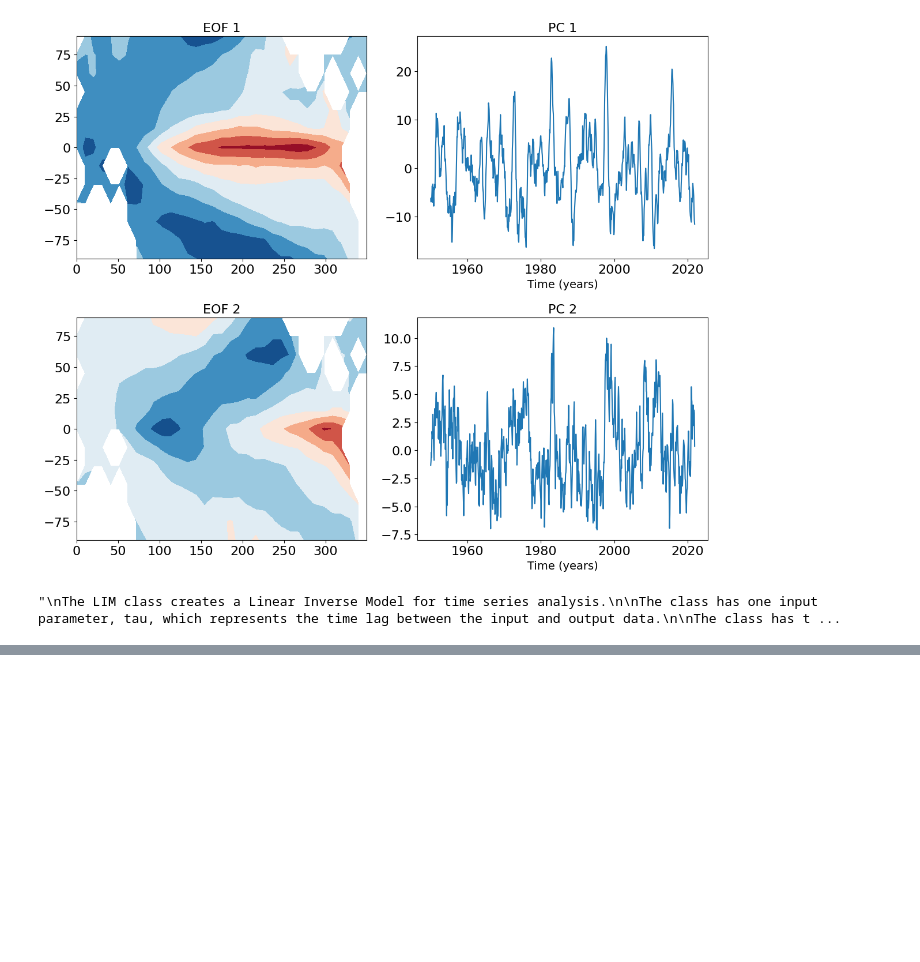
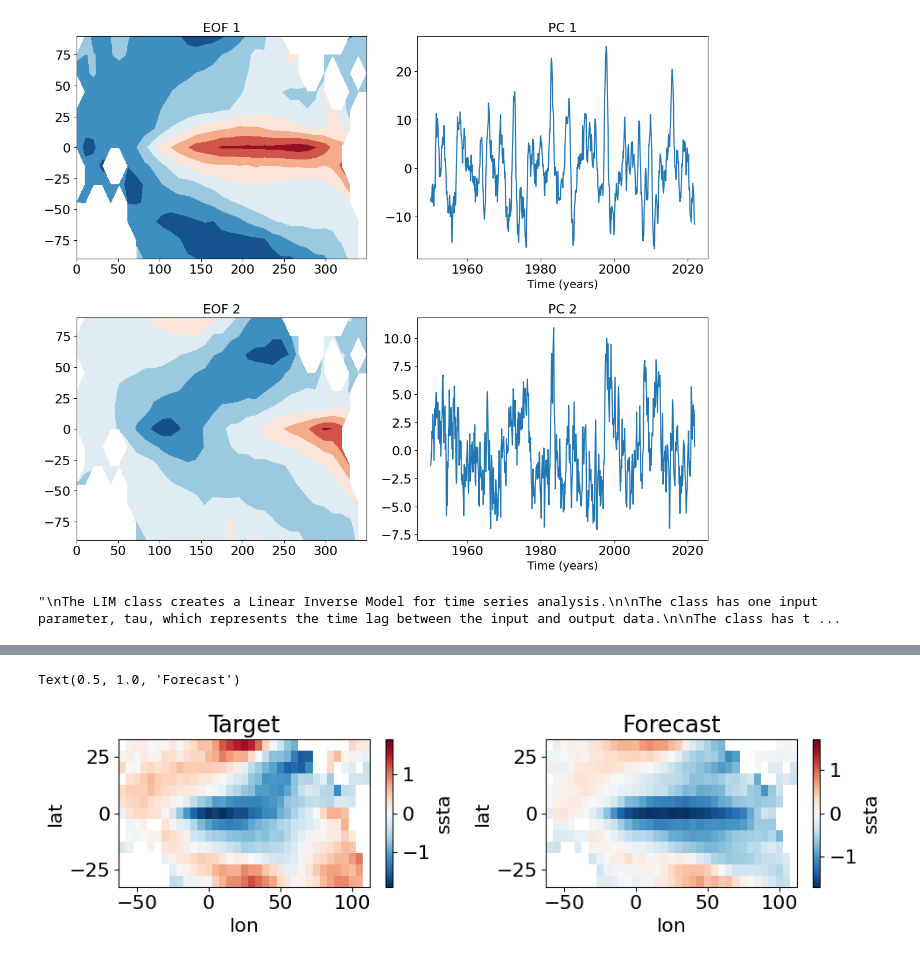
Before and after one commit to Felix6464/ML_Climate_Science_Research_Project, a Jupyter notebook: LIM/lim_implementation.ipynb, the cells around one changed output, grey strips where cells are left out. Cells and saved outputs as stored; diff of their text form; code cells hidden in the pictures; blank space fills up the shorter version.

```diff
--- a/LIM/lim_implementation.ipynb
+++ b/LIM/lim_implementation.ipynb
@@ -246,0 +420,26 @@ NameError: name 'model' is not defined
+# %%
+# Transform back to data space (denoted with y) and plot the time evolution of selected components
+
+# Reconstruct the input and forecasted data
+reconstructed_input = pca_10.reconstruction(x[:, lag:], newdim=times[lag:])
+reconstructed_forecast = pca_10.reconstruction(x_frcst[:, :-lag], newdim=times[lag:])
+
+print(f"Reconstructed input data shape: {reconstructed_input.shape}")
+print(f"Reconstructed forecast data shape: {reconstructed_forecast.shape}")
+
+# Choose a time index to plot
+time_index = 5
+
+# Define plot parameters
+plot_params = {'tsa': dict(vmin=-2, vmax=2, eps=0.25),
+               'zosa': dict(vmin=-0.1, vmax=.1, eps=0.025)}
+
+# Plot the input and forecasted data at the chosen time index
+fig, axs = plt.subplots(1,2, figsize=(10, 3))
+reconstructed_input.isel(time=time_index).plot(ax=axs[0])
+axs[0].set_title("Target")
+reconstructed_forecast.isel(time=time_index).plot(ax=axs[1])
+axs[1].set_title("Forecast")
+# %% [output]
+Text(0.5, 1.0, 'Forecast')
+[figure, added]
```
Also changed, not shown: parts of 5 cells of this notebook.
